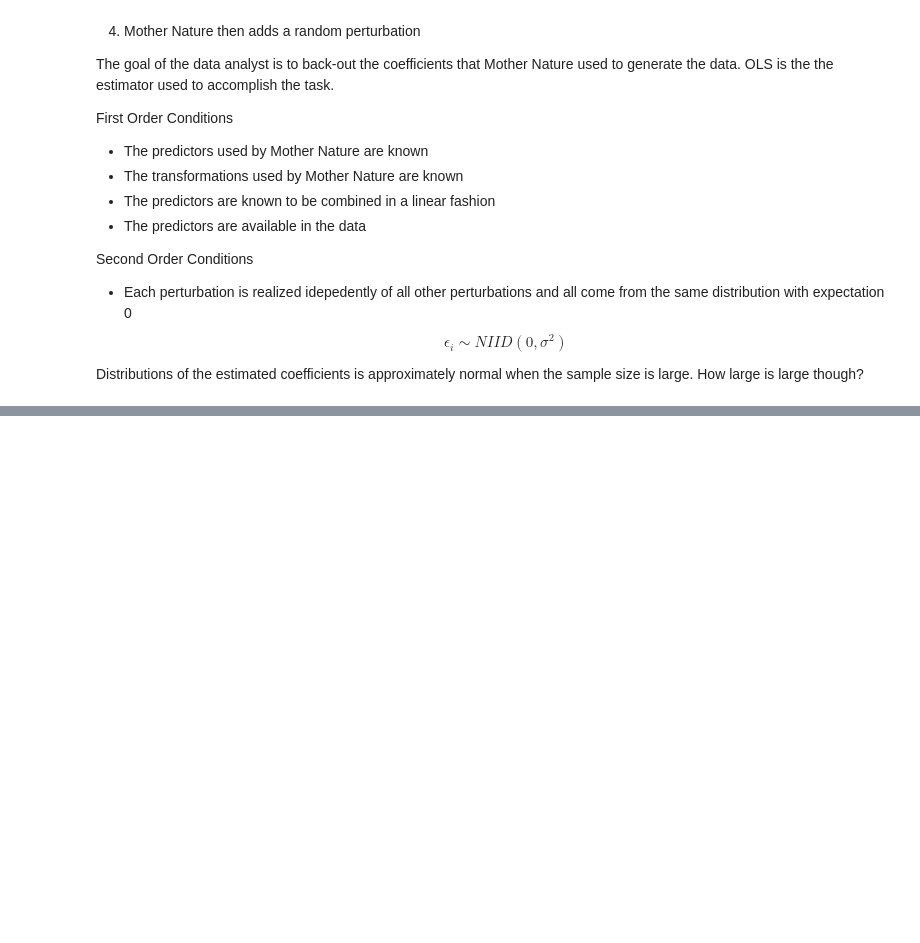
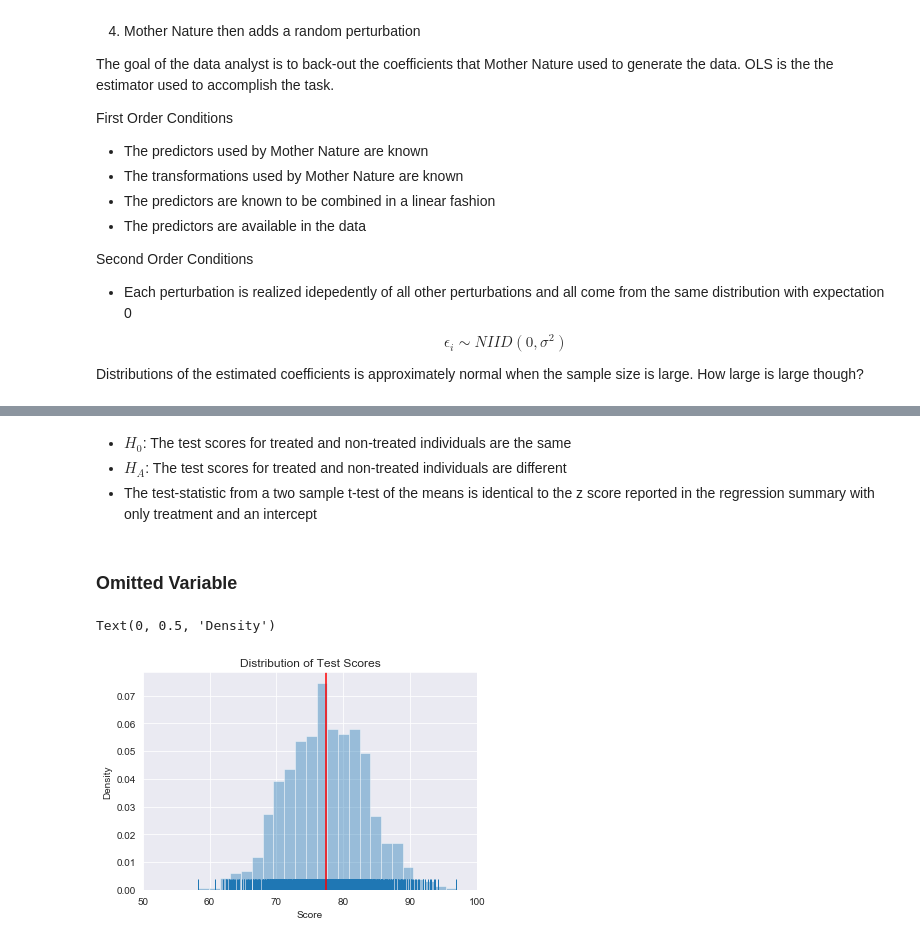
Before and after one commit to zduey/metrics, a Jupyter notebook: 00_background.ipynb, the cells around one changed output, grey strips where cells are left out. Saved outputs shown, nothing was run; the diff lists cells and outputs as text; code cells hidden in the pictures; blank space fills up the shorter version.

```diff
--- a/00_background.ipynb
+++ b/00_background.ipynb
@@ -237,0 +325,31 @@ Distributions of the estimated coefficients is approximately normal when the sam
+# %% [markdown]
+- $H_0$: The test scores for treated and non-treated individuals are the same
+- $H_A$: The test scores for treated and non-treated individuals are different
+- The test-statistic from a two sample t-test of the means is identical to the z score reported in the regression summary with only treatment and an intercept
+# %% [markdown]
+### Omitted Variable
+# %%
+sample_size = 1000
+treatment = np.random.choice([0, 1], sample_size)
+
+random_cov = make_spd_matrix(2)
+random_a, random_b = np.random.multivariate_normal([0, 0], random_cov, sample_size).T
+
+test_scores = 75 + 5*treatment + random_a + random_b + np.random.normal(scale=5.0, size=sample_size)
+
+ovb_df = pd.DataFrame()
+ovb_df["treatment"] = treatment
+ovb_df["a"] = random_a
+ovb_df["b"] = random_b
+ovb_df["score"] = test_scores
+
+fig, ax = plt.subplots()
+sns.distplot(test_scores, kde=False, rug=True, norm_hist=True, ax=ax)
+ax.axvline(np.mean(test_scores), 0, 1, color="r")
+ax.set_xlim(50, 100)
+ax.set_title("Distribution of Test Scores".format(round(t, 2), round(p_val, 2)))
+ax.set_xlabel("Score")
+ax.set_ylabel("Density")
+# %% [output]
+Text(0, 0.5, 'Density')
+[figure, added]
```
Also changed, not shown: parts of 19 cells of this notebook, 1 other file.
